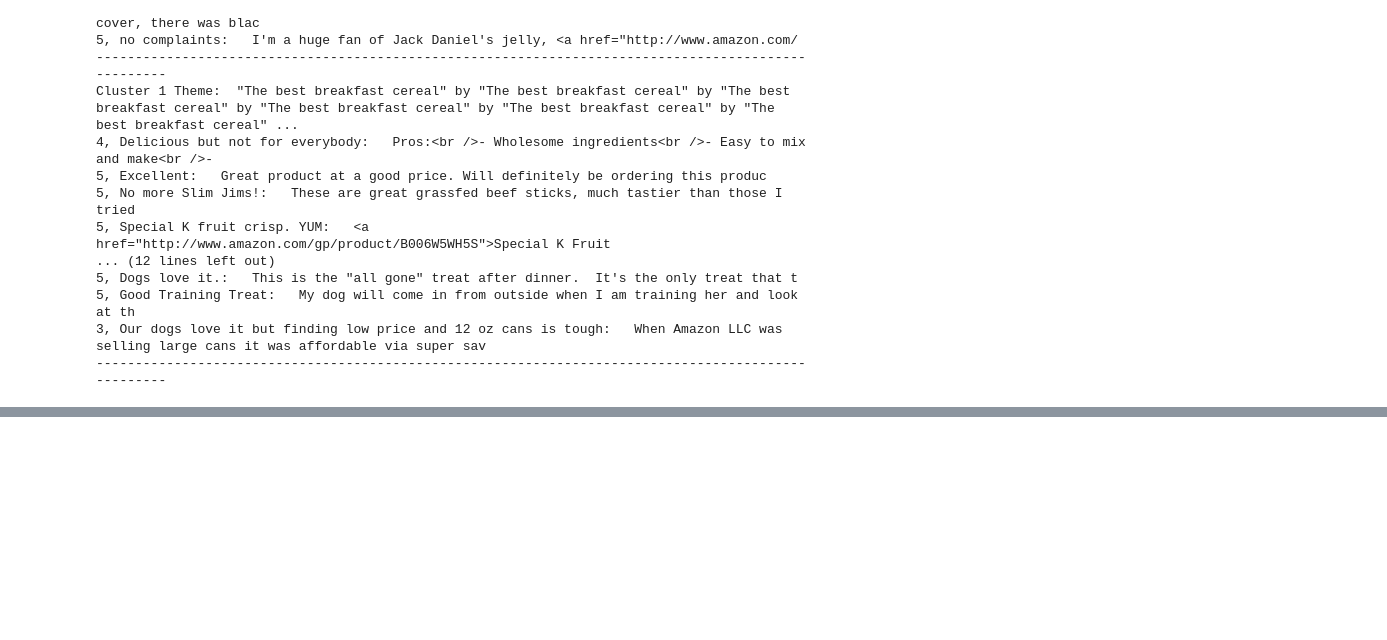
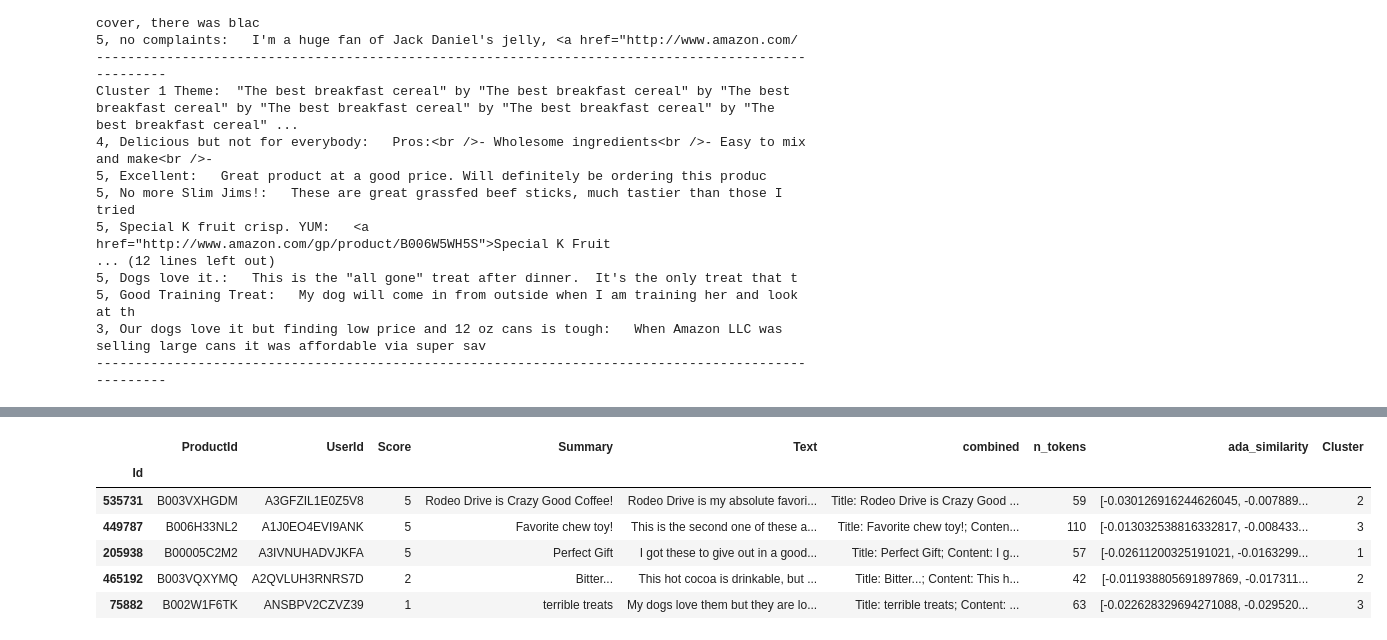
Before and after one commit to hundredeuk2/rag_exp, a Jupyter notebook: clustering.ipynb, the cells around one changed output, grey strips where cells are left out. Drawn from its saved outputs; the diff is of its cells as text; code cells hidden in the pictures; blank space fills up the shorter version.

```diff
--- a/clustering.ipynb
+++ b/clustering.ipynb
@@ -137,0 +175,10 @@ Cluster 1 Theme:  "The best breakfast cereal" by "The best breakfast cereal" by
+# %%
+df.head()
+# %% [output]
+|  | ProductId | UserId | Score | Summary | Text | combined | n_tokens | ada_similarity | Cluster |
+| Id |  |  |  |  |  |  |  |  |  |
+| 535731 | B003VXHGDM | A3GFZIL1E0Z5V8 | 5 | Rodeo Drive is Crazy Good Coffee! | Rodeo Drive is my absolute favori... | Title: Rodeo Drive is Crazy Good ... | 59 | [-0.030126916244626045, -0.007889... | 2 |
+| 449787 | B006H33NL2 | A1J0EO4EVI9ANK | 5 | Favorite chew toy! | This is the second one of these a... | Title: Favorite chew toy!; Conten... | 110 | [-0.013032538816332817, -0.008433... | 3 |
+| 205938 | B00005C2M2 | A3IVNUHADVJKFA | 5 | Perfect Gift | I got these to give out in a good... | Title: Perfect Gift; Content: I g... | 57 | [-0.02611200325191021, -0.0163299... | 1 |
+| 465192 | B003VQXYMQ | A2QVLUH3RNRS7D | 2 | Bitter... | This hot cocoa is drinkable, but ... | Title: Bitter...; Content: This h... | 42 | [-0.011938805691897869, -0.017311... | 2 |
+| 75882 | B002W1F6TK | ANSBPV2CZVZ39 | 1 | terrible treats | My dogs love them but they are lo... | Title: terrible treats; Content: ... | 63 | [-0.022628329694271088, -0.029520... | 3 |
```
Also changed, not shown: parts of 16 cells of this notebook, 2 other files.
